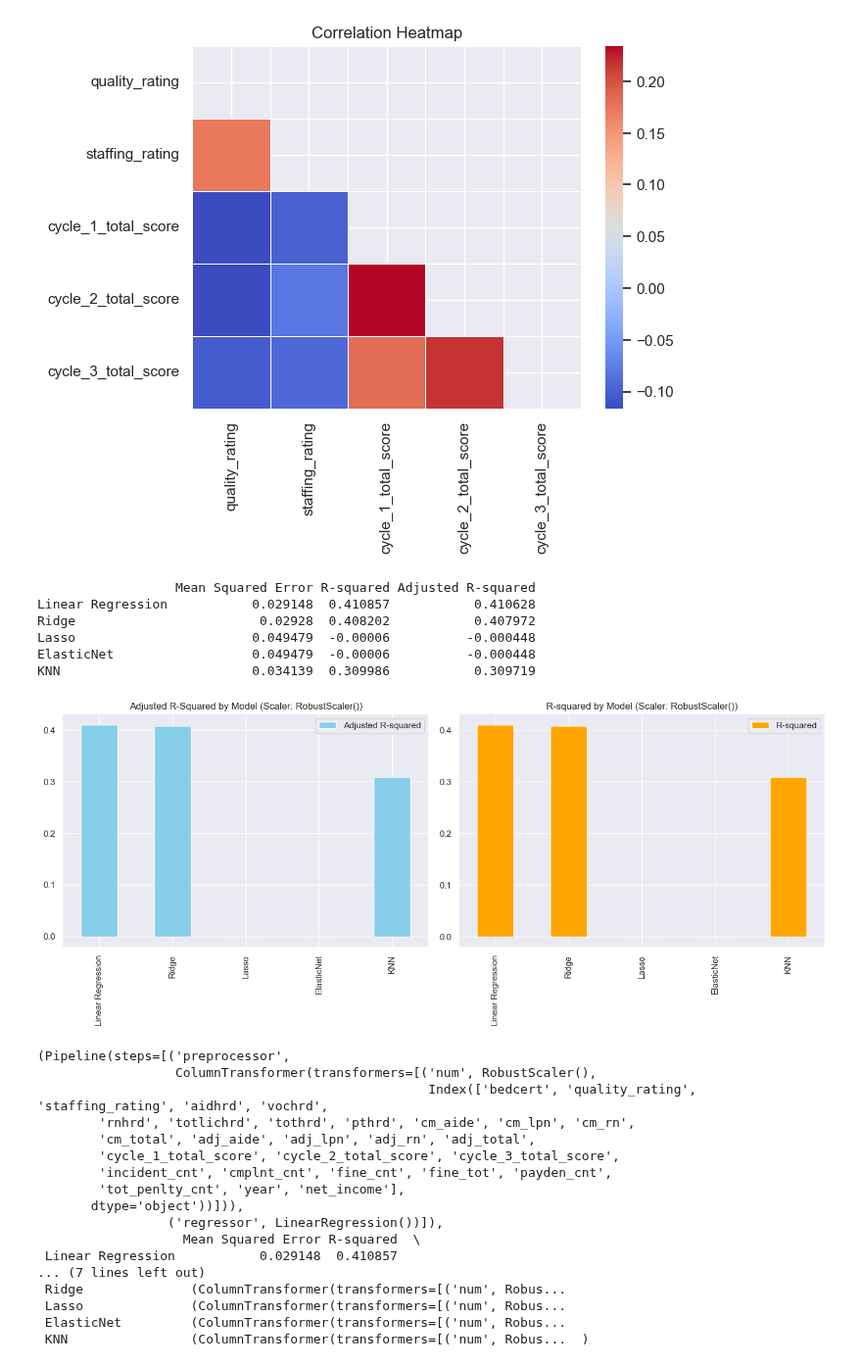
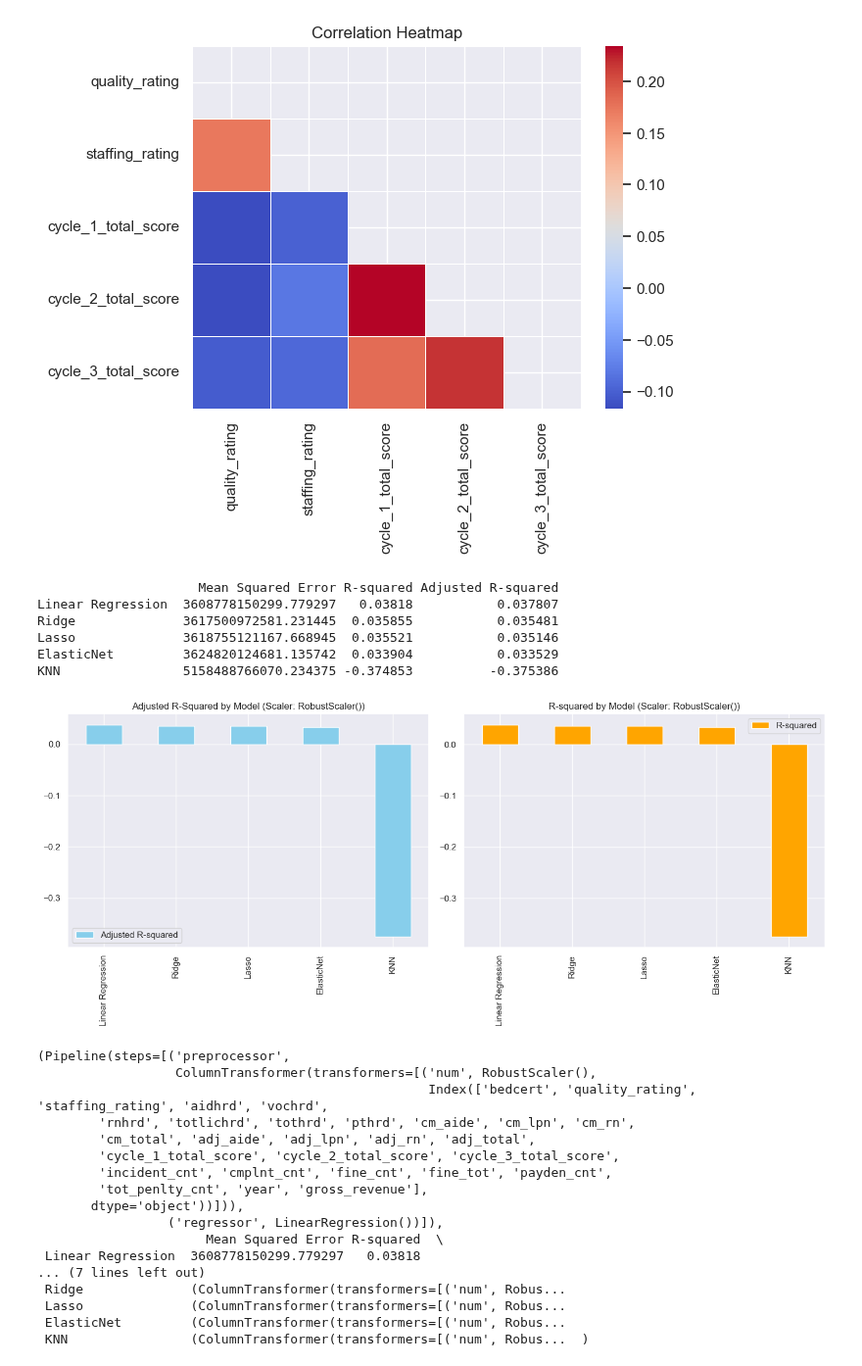
Before and after one commit to Musiik-fn/620-Project-Codebase, a Jupyter notebook: Codebase/620ProjectWhiteboard.ipynb, the cells around one changed output. Shown at 98% size. Cells and saved outputs as stored; diff of their text form; code cells hidden in the pictures.

Commit message:
sec 5.2 modeling for prov data completed.

```diff
--- a/Codebase/620ProjectWhiteboard.ipynb
+++ b/Codebase/620ProjectWhiteboard.ipynb
@@ -1275,20 +1275,20 @@ provCatFeatures = ['state', 'ownership', 'ccrc_facil', 'chow_last_12mos', 'resfa
 
 provider_df.drop(columns=provCatFeatures, inplace=True, axis=1)
 # %%
-provider_df['net_profit_margin'] = provider_df['net_income'] / provider_df['gross_revenue']
+# provider_df['net_profit_margin'] = provider_df['net_income'] / provider_df['gross_revenue']
 # %%
 # rovider_df.to_csv(r'C:\Users\joshu\OneDrive\Desktop Files\Textbooks and Syllabi\CSUN Semester 6\BANA 620\Project\Data\Provider.csv')
 # %%
-evaluate_regression_models(provider_df.drop(columns=['gross_revenue']), 'net_profit_margin', RobustScaler())
-extract_best_regression_models(provider_df.drop(columns=['gross_revenue']), 'net_profit_margin', RobustScaler())
+evaluate_regression_models(provider_df, 'net_income', RobustScaler())
+extract_best_regression_models(provider_df, 'net_income', RobustScaler())
 # %% [output]
-                  Mean Squared Error R-squared Adjusted R-squared
-Linear Regression           0.029148  0.410857           0.410628
-Ridge                        0.02928  0.408202           0.407972
-Lasso                       0.049479  -0.00006          -0.000448
-ElasticNet                  0.049479  -0.00006          -0.000448
-KNN                         0.034139  0.309986           0.309719
+                     Mean Squared Error R-squared Adjusted R-squared
+Linear Regression  3608778150299.779297   0.03818           0.037807
+Ridge              3617500972581.231445  0.035855           0.035481
+Lasso              3618755121167.668945  0.035521           0.035146
+ElasticNet         3624820124681.135742  0.033904           0.033529
+KNN                5158488766070.234375 -0.374853          -0.375386
-[figure, old version]
+[figure, new version]
 (Pipeline(steps=[('preprocessor',
                   ColumnTransformer(transformers=[('num', RobustScaler(),
                                                    Index(['bedcert', 'quality_rating', 'staffing_rating', 'aidhrd', 'vochrd',
@@ -1296,11 +1296,11 @@ KNN                         0.034139  0.309986           0.309719
         'cm_total', 'adj_aide', 'adj_lpn', 'adj_rn', 'adj_total',
         'cycle_1_total_score', 'cycle_2_total_score', 'cycle_3_total_score',
         'incident_cnt', 'cmplnt_cnt', 'fine_cnt', 'fine_tot', 'payden_cnt',
-        'tot_penlty_cnt', 'year', 'net_income'],
+        'tot_penlty_cnt', 'year', 'gross_revenue'],
        dtype='object'))])),
                  ('regressor', LinearRegression())]),
-                   Mean Squared Error R-squared  \
- Linear Regression           0.029148  0.410857
+                      Mean Squared Error R-squared  \
+ Linear Regression  3608778150299.779297   0.03818
 ... (7 lines left out)
  Ridge              (ColumnTransformer(transformers=[('num', Robus...
  Lasso              (ColumnTransformer(transformers=[('num', Robus...
```
Also changed, not shown: parts of 1 cell of this notebook, 5 other files.
